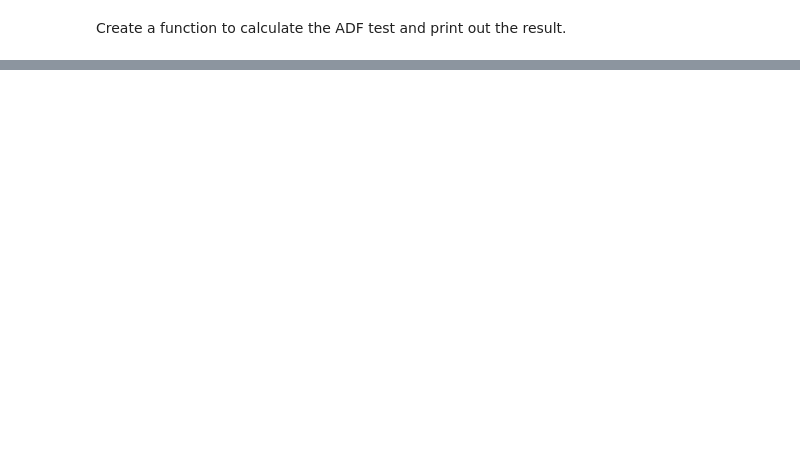
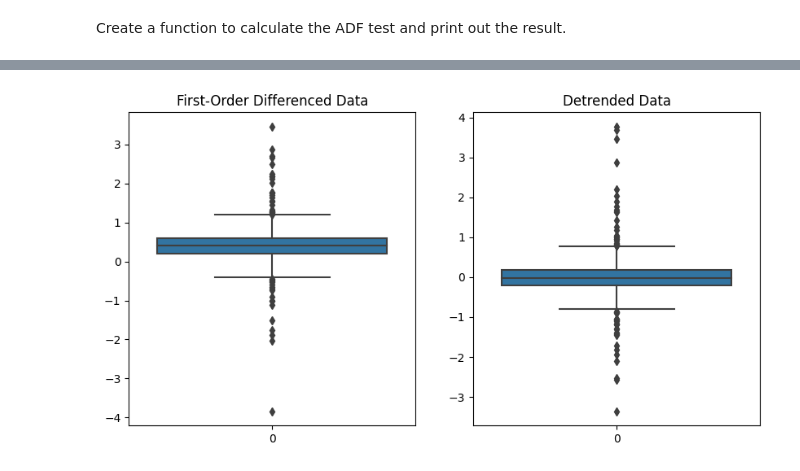
Before and after one commit to namtran6701/Inflation_Prediction, a Jupyter notebook: project_3.ipynb, the cells around one changed output, grey strips where cells are left out. Drawn from its saved outputs; the diff is of its cells as text; code cells hidden in the pictures; blank space fills up the shorter version.

Commit message:
detrend vs 1st order differencing

```diff
--- a/project_3.ipynb
+++ b/project_3.ipynb
@@ -282,0 +300,13 @@ All the differenced data and detrended data are stationary.
+# %%
+# Create a box plot to compare the distribution of the detrended data and the first-order differenced data
+def cus_boxplot(data1, data2, title1, title2):
+    fig, (ax1, ax2) = plt.subplots(1, 2, figsize=(10, 5))
+    sns.boxplot(data1, ax=ax1)
+    sns.boxplot(data2, ax=ax2)
+    ax1.set_title(title1)
+    ax2.set_title(title2)
+    plt.show()
+# %%
+cus_boxplot(diff_data, detrend, 'First-Order Differenced Data', 'Detrended Data')
+# %% [output]
+[figure, added]
```
Also changed, not shown: parts of 35 cells of this notebook.
